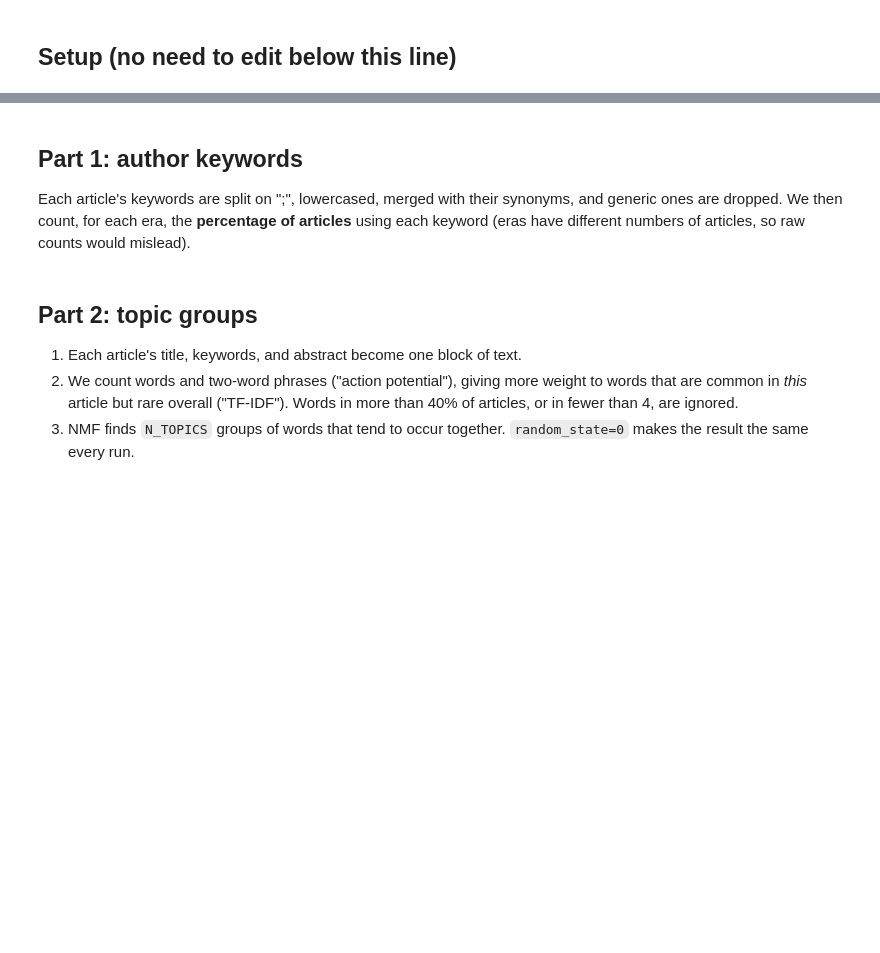
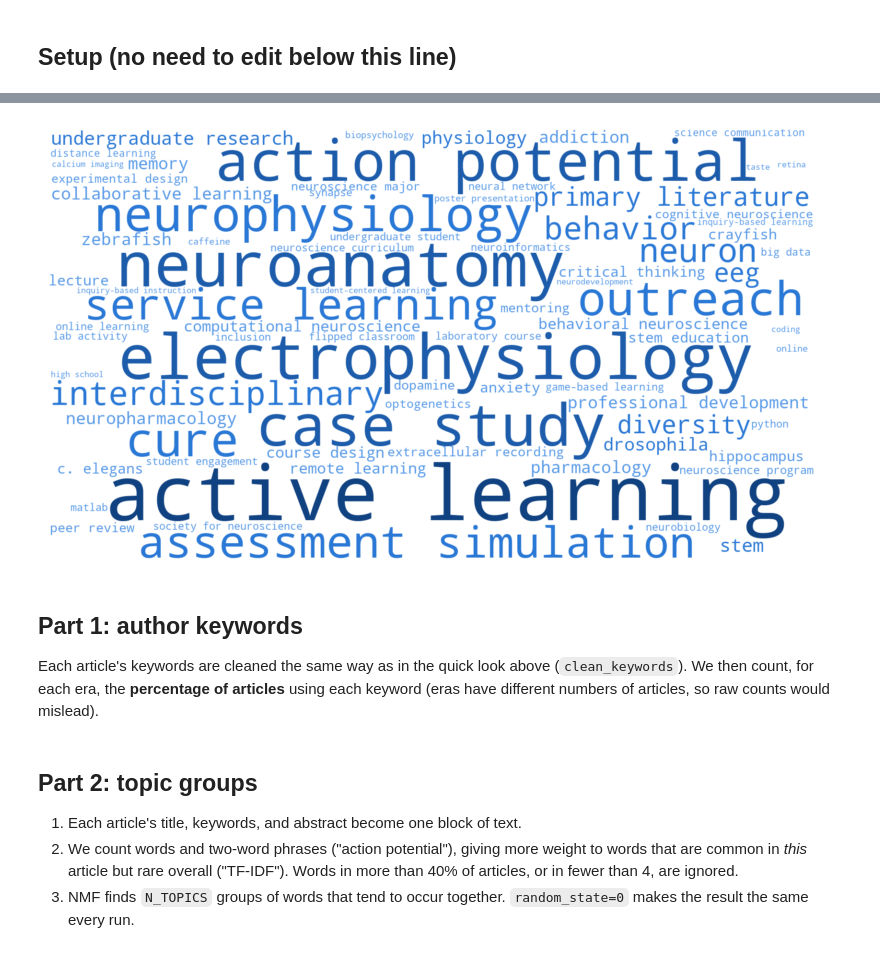
Before and after one commit to ajuavinett/JUNE_Utilities, a Jupyter notebook: 04_topics.ipynb, the cells around one changed output, grey strips where cells are left out. Cells and saved outputs as stored; diff of their text form; code cells hidden in the pictures; blank space fills up the shorter version.

```diff
--- a/04_topics.ipynb
+++ b/04_topics.ipynb
@@ -132,8 +201,37 @@ def add_eras(df):
+# %%
+import subprocess
+import sys
+
+# Install the word-cloud package the first time it's needed (in Colab or anywhere)
+try:
+    from wordcloud import WordCloud
+except ImportError:
+    print("Installing the 'wordcloud' package (one time only)…")
+    subprocess.run([sys.executable, "-m", "pip", "install", "-q", "wordcloud"], check=True)
+    from wordcloud import WordCloud
+
+shades = ["#5598e7", "#2a78d6", "#1c5cab", "#104281"]   # light blue → dark blue
+most = keyword_count.max()
+
+def keyword_color(word, **kwargs):
+    # more common keywords get darker shades
+    return shades[min(3, int(4 * keyword_count[word] / most))]
+
+cloud = WordCloud(width=1600, height=900, background_color="white", max_words=80,
+                  prefer_horizontal=1.0, random_state=0, color_func=keyword_color,
+                  ).generate_from_frequencies(keyword_count.head(80).to_dict())
+fig, ax = plt.subplots(figsize=(10, 5.6))
+ax.imshow(cloud, interpolation="bilinear")
+ax.axis("off")
+fig.savefig("figures/keywords_wordcloud.png", dpi=200, bbox_inches="tight")
+plt.show()
+# %% [output]
+[figure, added]
 # %% [markdown]
 ## Part 1: author keywords
 
-Each article's keywords are split on ";", lowercased, merged with their
-synonyms, and generic ones are dropped. We then count, for each era, the
+Each article's keywords are cleaned the same way as in the quick look above
+(`clean_keywords`). We then count, for each era, the
 **percentage of articles** using each keyword (eras have different numbers
 of articles, so raw counts would mislead).
 # %%
```
Also changed, not shown: parts of 7 cells of this notebook, 10 other files.
